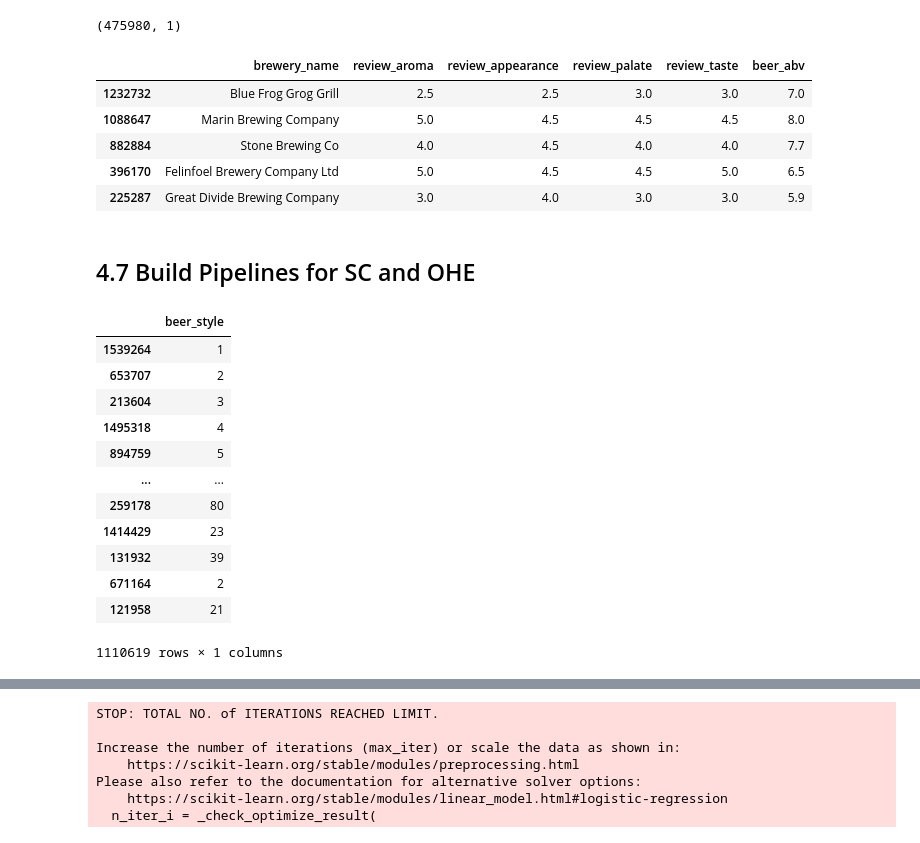
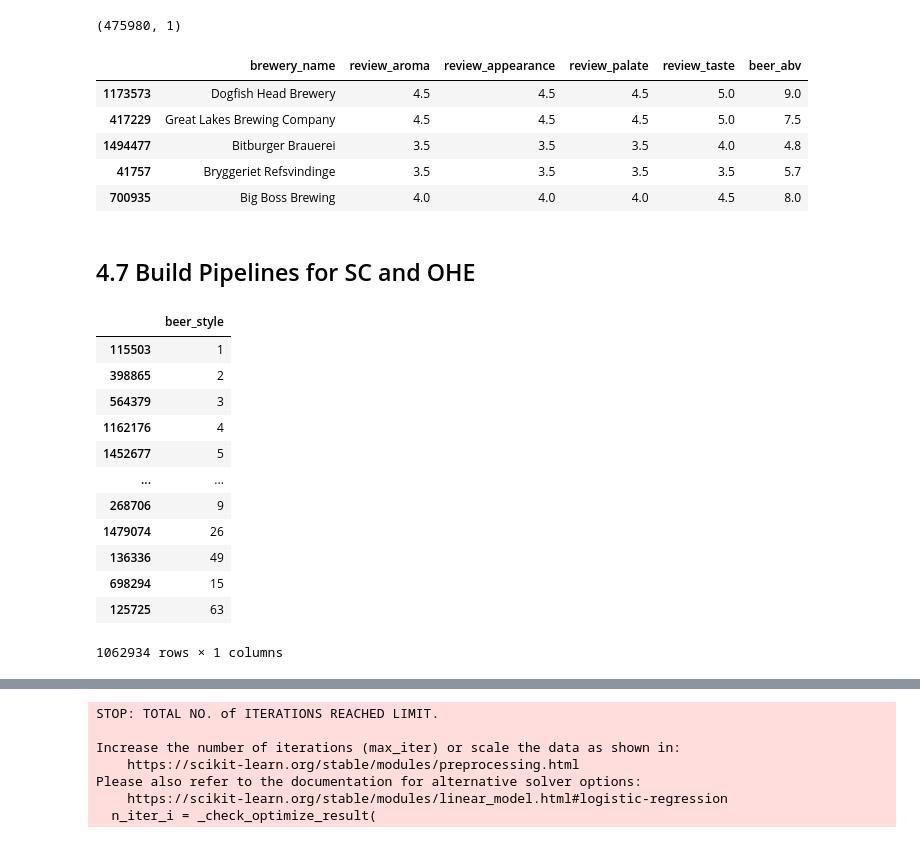
Before and after one commit to JKaur1992/adsi_AT2, a Jupyter notebook: notebooks/Kaur_Jasleen-13368028_AT2_LGR_Model_v3.ipynb, the cells around one changed output, grey strips where cells are left out. Drawn from its saved outputs; the diff is of its cells as text; code cells hidden in the pictures.

```diff
--- a/notebooks/Kaur_Jasleen-13368028_AT2_LGR_Model_v3.ipynb
+++ b/notebooks/Kaur_Jasleen-13368028_AT2_LGR_Model_v3.ipynb
@@ -140,0 +161,7 @@ df = data.copy()
+# %%
+# Drop rows with any empty cells
+df = df.dropna(
+    axis=0,
+    how='any',
+    inplace=False
+)
@@ -175,7 +220,0 @@ df.to_csv('/Users/jasle1/Desktop/MDSI/ADSI/AT_2/adsi_at2/data/interim/2_beer_rev
-# %%
-# https://stackoverflow.com/questions/29314033/drop-rows-containing-empty-cells-from-a-pandas-dataframe
-#df['brewery_name'].replace('', np.nan, inplace=True)
-df.dropna(subset=['brewery_name'], inplace=True)
-# %%
-# https://stackoverflow.com/questions/21291259/convert-floats-to-ints-in-pandas
-df[("beer_abv")] = df[("beer_abv")].fillna(0.0)
@@ -242,14 +267,14 @@ y_test.shape
 # %% [output]
 (475980, 1)
 # %%
-X_test.head()
+X_train.head()
 # %% [output]
 |  | brewery_name | review_aroma | review_appearance | review_palate | review_taste | beer_abv |
-| 1232732 | Blue Frog Grog Grill | 2.5 | 2.5 | 3.0 | 3.0 | 7.0 |
-| 1088647 | Marin Brewing Company | 5.0 | 4.5 | 4.5 | 4.5 | 8.0 |
-| 882884 | Stone Brewing Co | 4.0 | 4.5 | 4.0 | 4.0 | 7.7 |
-| 396170 | Felinfoel Brewery Company Ltd | 5.0 | 4.5 | 4.5 | 5.0 | 6.5 |
-| 225287 | Great Divide Brewing Company | 3.0 | 4.0 | 3.0 | 3.0 | 5.9 |
+| 1173573 | Dogfish Head Brewery | 4.5 | 4.5 | 4.5 | 5.0 | 9.0 |
+| 417229 | Great Lakes Brewing Company | 4.5 | 4.5 | 4.5 | 5.0 | 7.5 |
+| 1494477 | Bitburger Brauerei | 3.5 | 3.5 | 3.5 | 4.0 | 4.8 |
+| 41757 | Bryggeriet Refsvindinge | 3.5 | 3.5 | 3.5 | 3.5 | 5.7 |
+| 700935 | Big Boss Brewing | 4.0 | 4.0 | 4.0 | 4.5 | 8.0 |
 # %% [markdown]
 ## 4.7 Build Pipelines for SC and OHE
 # %%
@@ -259,21 +284,20 @@ X_test.head()
 label_encoder = ce.OrdinalEncoder()
 y_train = label_encoder.fit_transform(y_train)
 y_train
-#print(df_cleaned['beer_style'])
 # %% [output]
 |  | beer_style |
-| 1539264 | 1 |
-| 653707 | 2 |
-| 213604 | 3 |
-| 1495318 | 4 |
-| 894759 | 5 |
+| 115503 | 1 |
+| 398865 | 2 |
+| 564379 | 3 |
+| 1162176 | 4 |
+| 1452677 | 5 |
 | ... | ... |
-| 259178 | 80 |
-| 1414429 | 23 |
-| 131932 | 39 |
-| 671164 | 2 |
-| 121958 | 21 |
+| 268706 | 9 |
+| 1479074 | 26 |
+| 136336 | 49 |
+| 698294 | 15 |
+| 125725 | 63 |
-1110619 rows × 1 columns
+1062934 rows × 1 columns
 # %%
 from sklearn.pipeline import Pipeline
 # %%
```
Also changed, not shown: parts of 19 cells of this notebook, 2 other files.
